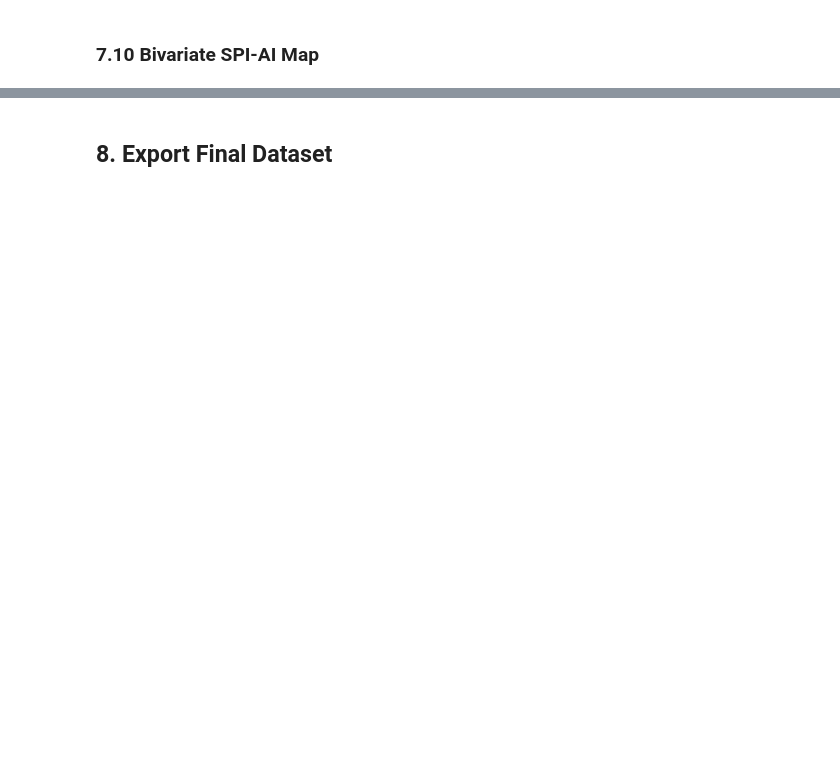
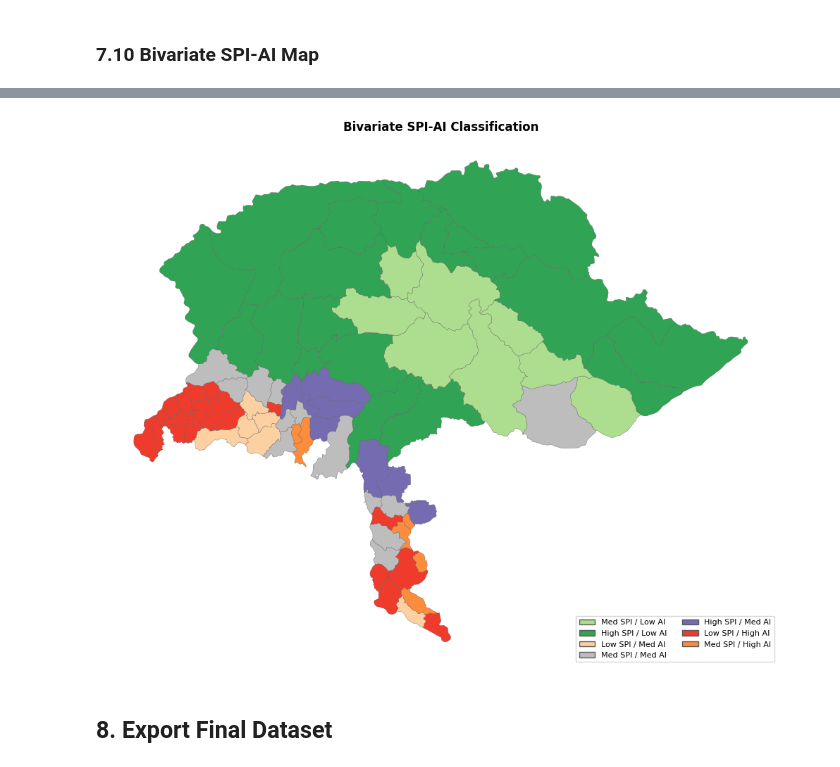
Before and after one commit to wasif-itu/spatial-data-science-coursework, a Jupyter notebook: sds/spi_gb_north/human_submission.ipynb, the cells around one changed output, grey strips where cells are left out. Saved outputs shown, nothing was run; the diff lists cells and outputs as text; code cells hidden in the pictures; blank space fills up the shorter version.

```diff
--- a/sds/spi_gb_north/human_submission.ipynb
+++ b/sds/spi_gb_north/human_submission.ipynb
@@ -296,7 +432,7 @@ AJK_TEHSILS = {
 
 aoi_names = load_name_list(data_paths['tehsil_list']) | {norm_name(x) for x in AJK_TEHSILS}
 
-admin = gpd.read_file(data_paths['admin'])
+admin = gpd.read_file(data_paths['admin_boundaries'])
 if admin.crs is None:
     admin = admin.set_crs('EPSG:4326')
 admin['geometry'] = admin.geometry.make_valid()
@@ -682,27 +1011,78 @@ plt.show()
 ### 7.10 Bivariate SPI-AI Map
 # %%
 def tertile(s):
+
     q1, q2 = s.quantile([1/3, 2/3])
-    return pd.cut(s, bins=[-np.inf, q1, q2, np.inf], labels=['Low', 'Med', 'High'])
 
-agdf['spi_class'] = tertile(agdf['spi'])
-agdf['ai_class']  = tertile(agdf['ai'])
-agdf['biv_class'] = agdf['spi_class'].astype(str) + ' SPI / ' + agdf['ai_class'].astype(str) + ' AI'
+    return pd.cut(
+        s,
+        bins=[-np.inf, q1, q2, np.inf],
+        labels=['Low', 'Med', 'High']
+    )
+
+
+analysis_gdf['spi_class'] = tertile(analysis_gdf['spi'])
+
+analysis_gdf['ai_class'] = tertile(analysis_gdf['ai'])
+
+analysis_gdf['biv_class'] = (
+    analysis_gdf['spi_class'].astype(str)
+    + ' SPI / '
+    + analysis_gdf['ai_class'].astype(str)
+    + ' AI'
+)
+
 
 bivar_colors = {
-    'Low SPI / Low AI':  '#d9f0d3', 'Med SPI / Low AI':  '#addd8e', 'High SPI / Low AI':  '#31a354',
-    'Low SPI / Med AI':  '#fdd0a2', 'Med SPI / Med AI':  '#bdbdbd', 'High SPI / Med AI':  '#756bb1',
-    'Low SPI / High AI': '#ef3b2c', 'Med SPI / High AI': '#fd8d3c', 'High SPI / High AI': '#54278f',
+    'Low SPI / Low AI':  '#d9f0d3',
+    'Med SPI / Low AI':  '#addd8e',
+    'High SPI / Low AI': '#31a354',
+
+    'Low SPI / Med AI':  '#fdd0a2',
+    'Med SPI / Med AI':  '#bdbdbd',
+    'High SPI / Med AI': '#756bb1',
+
+    'Low SPI / High AI': '#ef3b2c',
+    'Med SPI / High AI': '#fd8d3c',
+    'High SPI / High AI':'#54278f',
 }
 
+
 fig, ax = plt.subplots(figsize=(10, 8))
-agdf.plot(color=agdf['biv_class'].map(bivar_colors).fillna('#cccccc'),
-          linewidth=0.25, edgecolor='0.35', ax=ax)
-ax.set_title('Bivariate SPI-AI Classification', fontweight='bold')
+
+analysis_gdf.plot(
+    color=analysis_gdf['biv_class']
+    .map(bivar_colors)
+    .fillna('#cccccc'),
+
+    linewidth=0.25,
+    edgecolor='0.35',
+    ax=ax
+)
+
+ax.set_title(
+    'Bivariate SPI-AI Classification',
+    fontweight='bold'
+)
+
 ax.set_axis_off()
-handles = [Patch(facecolor=c, edgecolor='0.35', label=l)
-           for l, c in bivar_colors.items() if l in set(agdf['biv_class'])]
-ax.legend(handles=handles, loc='lower right', fontsize=8, ncol=2)
+
+handles = [
+    Patch(facecolor=c, edgecolor='0.35', label=l)
+    for l, c in bivar_colors.items()
+    if l in set(analysis_gdf['biv_class'])
+]
+
+ax.legend(
+    handles=handles,
+    loc='lower right',
+    fontsize=8,
+    ncol=2
+)
+
 plt.tight_layout()
+
 savefig('08_bivariate_map.png')
+
 plt.show()
+# %% [output]
@@ -709,3 +1090,4 @@ plt.show()
+[figure, added]
 # %% [markdown]
 ## 8. Export Final Dataset
 # %%
```
Also changed, not shown: parts of 22 cells of this notebook, 9 other files.
